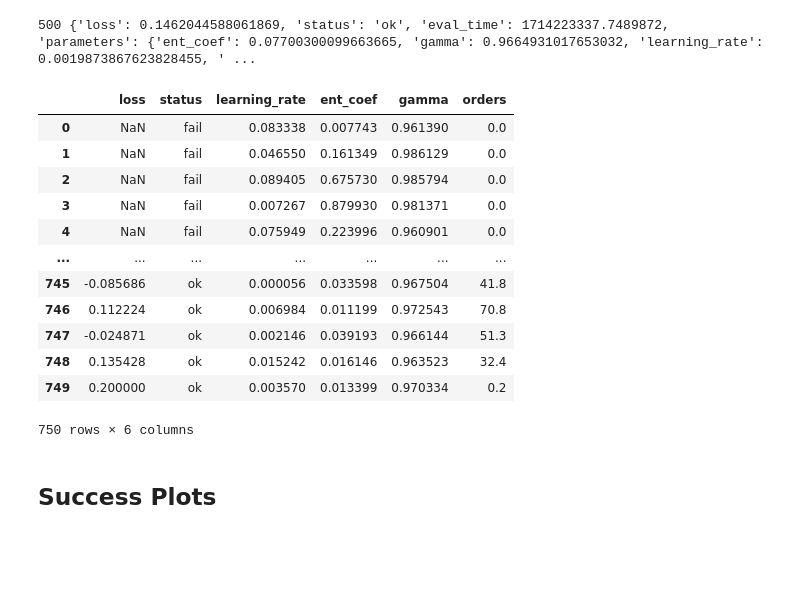
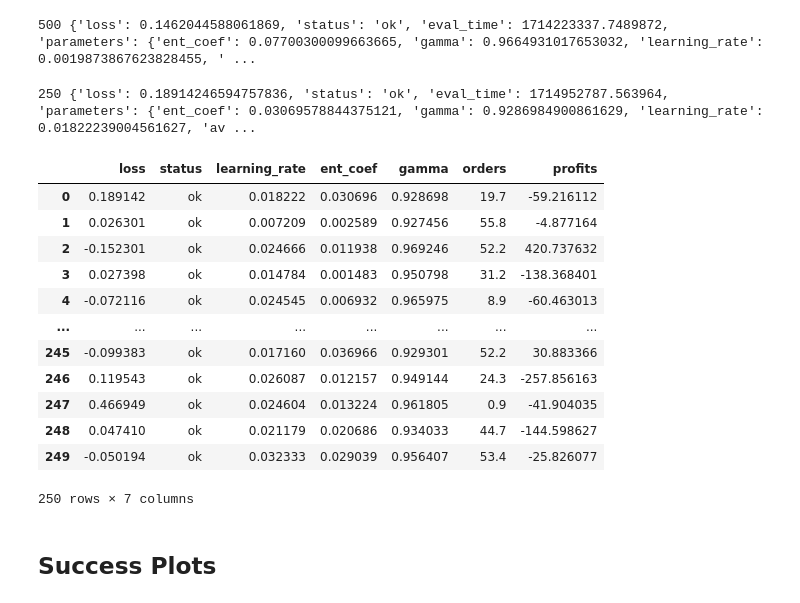
Before and after one commit to lilfetz22/Trading, a Jupyter notebook: custom_SB3_a2c_ppo.ipynb, the cells around one changed output. Drawn from its saved outputs; the diff is of its cells as text; code cells hidden in the pictures; blank space fills up the shorter version.

Commit message:
getting the bast parameters for the best model run

```diff
--- a/custom_SB3_a2c_ppo.ipynb
+++ b/custom_SB3_a2c_ppo.ipynb
@@ -519,4 +519,11 @@ print(len(trials_uniform_distribution_all_results),
 trials_uniform_distribution_all_results[0])
 # %% [output]
 500 {'loss': 0.1462044588061869, 'status': 'ok', 'eval_time': 1714223337.7489872, 'parameters': {'ent_coef': 0.07700300099663665, 'gamma': 0.9664931017653032, 'learning_rate': 0.0019873867623828455, ' ...
+# %%
+trials_latest_week = pickle.load(open(f'gym_mtsim_forked/examples/hyperopt/trials_5_5_latest_week.pkl', 'rb'))
+trials_latest_week_all_results = trials_latest_week.results
+print(len(trials_latest_week_all_results),
+trials_latest_week_all_results[0])
+# %% [output]
+250 {'loss': 0.18914246594757836, 'status': 'ok', 'eval_time': 1714952787.563964, 'parameters': {'ent_coef': 0.03069578844375121, 'gamma': 0.9286984900861629, 'learning_rate': 0.01822239004561627, 'av ...
 # %%
@@ -524,33 +531,35 @@ trials_all_results = trials_new_reward_all_results + trials_uniform_distribution
 # %%
 results_df = pd.DataFrame()
 new_dict = {}
-for idx, result in enumerate(trials_all_results):
+for idx, result in enumerate(trials_latest_week_all_results):
     new_dict['loss'] = result['loss']
     new_dict['status'] = result['status']
     new_dict['learning_rate'] = result['parameters']['learning_rate']
     new_dict['ent_coef'] = result['parameters']['ent_coef']
     new_dict['gamma'] = result['parameters']['gamma']
     try:
         new_dict['orders'] = result['parameters']['avg_orders']
+        new_dict['profits'] = result['parameters']['profits']
     except:
         new_dict['orders'] = 0
+        new_dict['profits'] = 0
     new_row = pd.DataFrame(new_dict, index=[idx])
     results_df = pd.concat([results_df, new_row], axis=0)
 results_df
 # %% [output]
-|  | loss | status | learning_rate | ent_coef | gamma | orders |
-| 0 | NaN | fail | 0.083338 | 0.007743 | 0.961390 | 0.0 |
-| 1 | NaN | fail | 0.046550 | 0.161349 | 0.986129 | 0.0 |
-| 2 | NaN | fail | 0.089405 | 0.675730 | 0.985794 | 0.0 |
-| 3 | NaN | fail | 0.007267 | 0.879930 | 0.981371 | 0.0 |
-| 4 | NaN | fail | 0.075949 | 0.223996 | 0.960901 | 0.0 |
-| ... | ... | ... | ... | ... | ... | ... |
-| 745 | -0.085686 | ok | 0.000056 | 0.033598 | 0.967504 | 41.8 |
-| 746 | 0.112224 | ok | 0.006984 | 0.011199 | 0.972543 | 70.8 |
-| 747 | -0.024871 | ok | 0.002146 | 0.039193 | 0.966144 | 51.3 |
-| 748 | 0.135428 | ok | 0.015242 | 0.016146 | 0.963523 | 32.4 |
-| 749 | 0.200000 | ok | 0.003570 | 0.013399 | 0.970334 | 0.2 |
+|  | loss | status | learning_rate | ent_coef | gamma | orders | profits |
+| 0 | 0.189142 | ok | 0.018222 | 0.030696 | 0.928698 | 19.7 | -59.216112 |
+| 1 | 0.026301 | ok | 0.007209 | 0.002589 | 0.927456 | 55.8 | -4.877164 |
+| 2 | -0.152301 | ok | 0.024666 | 0.011938 | 0.969246 | 52.2 | 420.737632 |
+| 3 | 0.027398 | ok | 0.014784 | 0.001483 | 0.950798 | 31.2 | -138.368401 |
+| 4 | -0.072116 | ok | 0.024545 | 0.006932 | 0.965975 | 8.9 | -60.463013 |
+| ... | ... | ... | ... | ... | ... | ... | ... |
+| 245 | -0.099383 | ok | 0.017160 | 0.036966 | 0.929301 | 52.2 | 30.883366 |
+| 246 | 0.119543 | ok | 0.026087 | 0.012157 | 0.949144 | 24.3 | -257.856163 |
+| 247 | 0.466949 | ok | 0.024604 | 0.013224 | 0.961805 | 0.9 | -41.904035 |
+| 248 | 0.047410 | ok | 0.021179 | 0.020686 | 0.934033 | 44.7 | -144.598627 |
+| 249 | -0.050194 | ok | 0.032333 | 0.029039 | 0.956407 | 53.4 | -25.826077 |
-750 rows × 6 columns
+250 rows × 7 columns
 # %%
 results_df.loc[:, 'loss_binary'] = np.where(results_df['loss'] < 0, 1, 0)
 results_df_low_entropy = results_df[results_df['ent_coef'] < 0.1]
```
Also changed, not shown: parts of 4 cells of this notebook, 1 other file.
